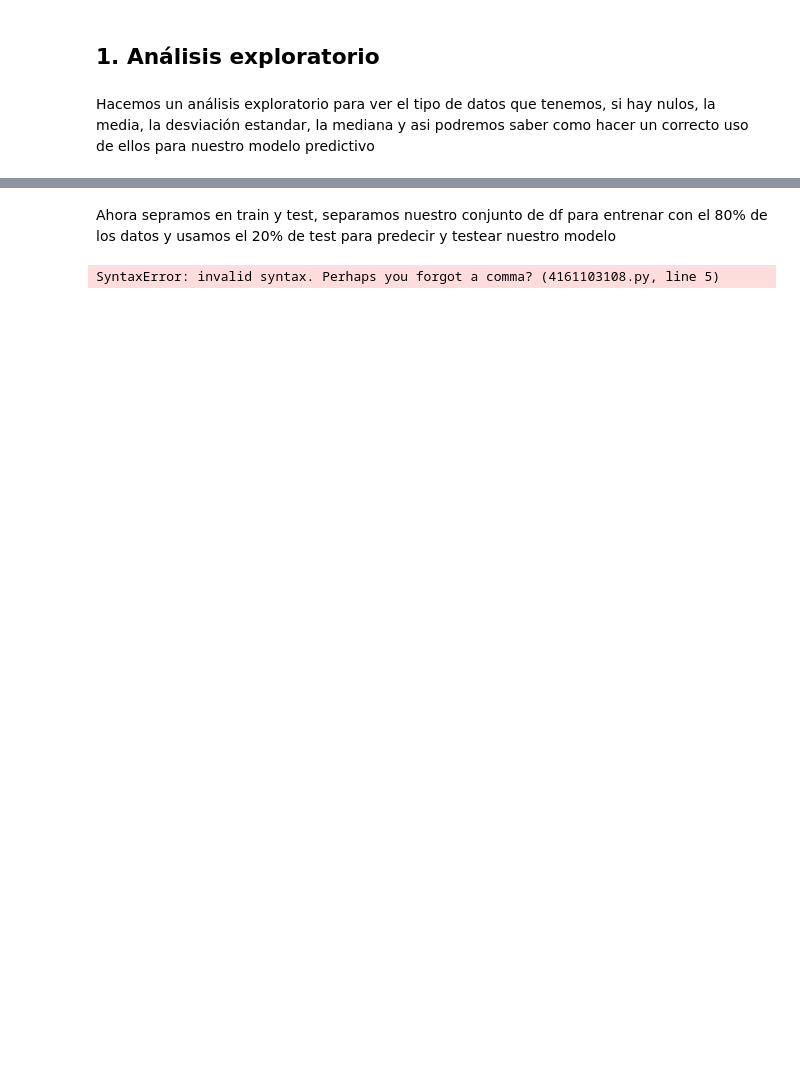
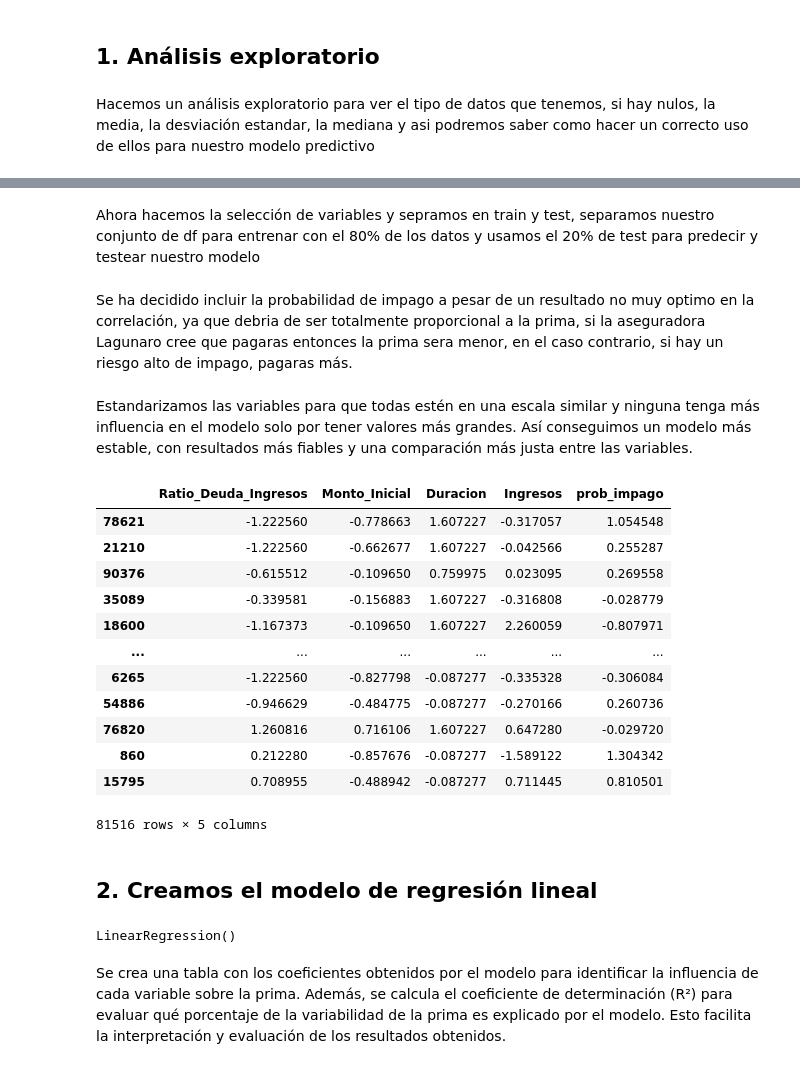
Before and after one commit to GorkaNBDATA/Equipo-Morado, a Jupyter notebook: Modelo predictivo coste esperado del seguro.ipynb, the cells around one changed output, grey strips where cells are left out. Cells and saved outputs as stored; diff of their text form; code cells hidden in the pictures; blank space fills up the shorter version.

```diff
--- a/Modelo predictivo coste esperado del seguro.ipynb
+++ b/Modelo predictivo coste esperado del seguro.ipynb
@@ -126,10 +166,15 @@ plt.show()
 # %% [markdown]
-Ahora sepramos en train y test, separamos nuestro conjunto de df para entrenar con el 80% de los datos y usamos el 20% de test para predecir y testear nuestro modelo
+Ahora hacemos la selección de variables y sepramos en train y test, separamos nuestro conjunto de df para entrenar con el 80% de los datos y usamos el 20% de test para predecir y testear nuestro modelo
-# %%
-target = "Prima"
-X = df.drop(columns=[target, "ID", ""])
-y = df[target]
-
-X_train, X_test, y_train, y_test = train_test_split(X, y, test_size=0.2, random_state=42,stratify=X[])
-# %% [output]
-SyntaxError: invalid syntax. Perhaps you forgot a comma? (4161103108.py, line 5)
+# %% [markdown]
+Se ha decidido incluir la probabilidad de impago a pesar de un resultado no muy optimo en la correlación, ya que debria de ser totalmente proporcional a la prima, si la aseguradora Lagunaro cree que pagaras entonces la prima sera menor, en el caso contrario, si hay un riesgo alto de impago, pagaras más.
+# %%
+X = X = df[
+    [
+        'Ratio_Deuda_Ingresos',
+        'Monto_Inicial',
+        'Duracion',
+        'Ingresos',
+        'prob_impago'
+    ]
+]
+y = df["Prima"]
@@ -135,0 +184,2 @@ SyntaxError: invalid syntax. Perhaps you forgot a comma? (4161103108.py, line 5)
+# %% [markdown]
+Estandarizamos las variables para que todas estén en una escala similar y ninguna tenga más influencia en el modelo solo por tener valores más grandes. Así conseguimos un modelo más estable, con resultados más fiables y una comparación más justa entre las variables.
@@ -135,0 +191,28 @@ SyntaxError: invalid syntax. Perhaps you forgot a comma? (4161103108.py, line 5)
+# %%
+X_train_scaled
+# %% [output]
+|  | Ratio_Deuda_Ingresos | Monto_Inicial | Duracion | Ingresos | prob_impago |
+| 78621 | -1.222560 | -0.778663 | 1.607227 | -0.317057 | 1.054548 |
+| 21210 | -1.222560 | -0.662677 | 1.607227 | -0.042566 | 0.255287 |
+| 90376 | -0.615512 | -0.109650 | 0.759975 | 0.023095 | 0.269558 |
+| 35089 | -0.339581 | -0.156883 | 1.607227 | -0.316808 | -0.028779 |
+| 18600 | -1.167373 | -0.109650 | 1.607227 | 2.260059 | -0.807971 |
+| ... | ... | ... | ... | ... | ... |
+| 6265 | -1.222560 | -0.827798 | -0.087277 | -0.335328 | -0.306084 |
+| 54886 | -0.946629 | -0.484775 | -0.087277 | -0.270166 | 0.260736 |
+| 76820 | 1.260816 | 0.716106 | 1.607227 | 0.647280 | -0.029720 |
+| 860 | 0.212280 | -0.857676 | -0.087277 | -1.589122 | 1.304342 |
+| 15795 | 0.708955 | -0.488942 | -0.087277 | 0.711445 | 0.810501 |
+81516 rows × 5 columns
+# %% [markdown]
+## 2. Creamos el modelo de regresión lineal
+# %%
+from sklearn.linear_model import LinearRegression
+from sklearn.metrics import root_mean_squared_error, mean_squared_error, mean_absolute_error
+
+modelo = LinearRegression()
+modelo.fit(X = X_train_scaled, y = y_train)
+# %% [output]
+LinearRegression()
+# %% [markdown]
+Se crea una tabla con los coeficientes obtenidos por el modelo para identificar la influencia de cada variable sobre la prima. Además, se calcula el coeficiente de determinación (R²) para evaluar qué porcentaje de la variabilidad de la prima es explicado por el modelo. Esto facilita la interpretación y evaluación de los resultados obtenidos.
```
Also changed, not shown: parts of 43 cells of this notebook.
